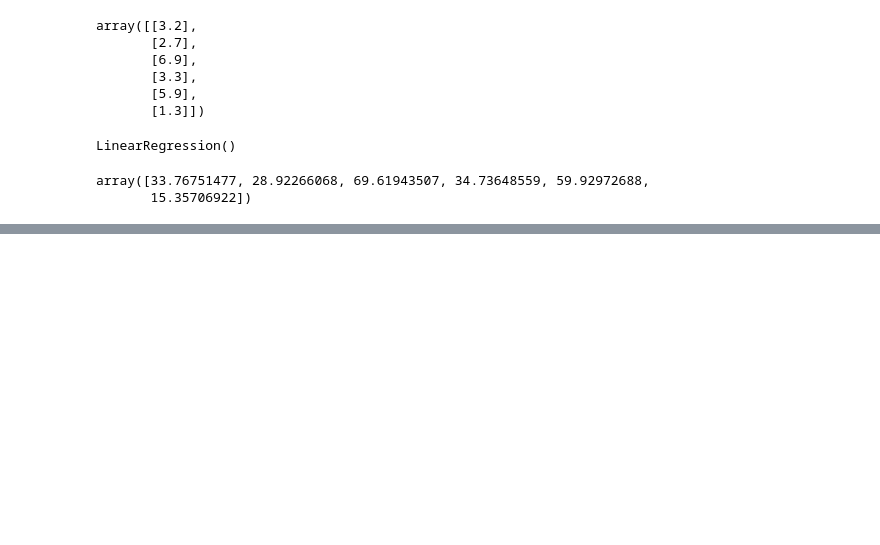
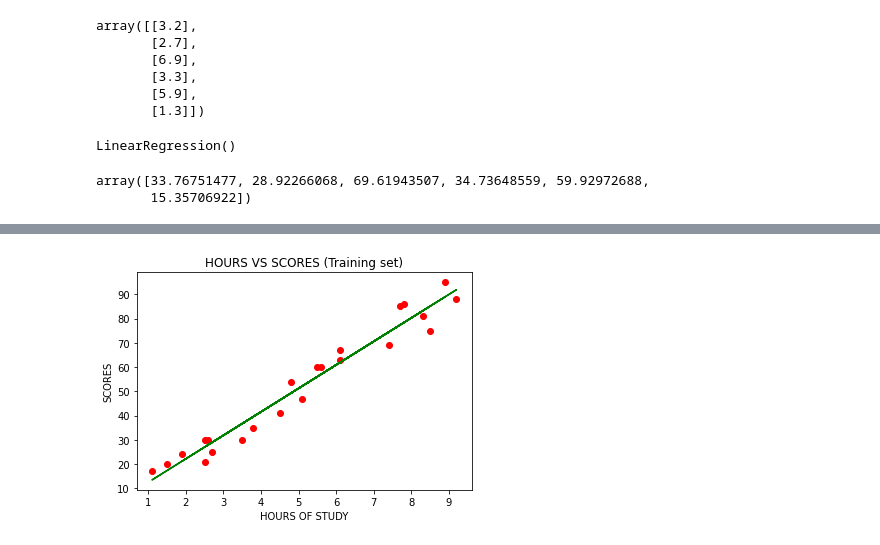
Before and after one commit to 2003A52069/2216115-AIML_BOOTCAMP-VIJAY-, a Jupyter notebook: MACHINE_LEARNING_IMPLEMENTATION_EMPLOYE_STUDY_HOURS_1.ipynb, the cells around one changed output, grey strips where cells are left out. Cells and saved outputs as stored; diff of their text form; code cells hidden in the pictures; blank space fills up the shorter version.

```diff
--- a/MACHINE_LEARNING_IMPLEMENTATION_EMPLOYE_STUDY_HOURS_1.ipynb
+++ b/MACHINE_LEARNING_IMPLEMENTATION_EMPLOYE_STUDY_HOURS_1.ipynb
@@ -249,0 +273,10 @@ array([33.76751477, 28.92266068, 69.61943507, 34.73648559, 59.92972688,
+# %%
+#trainset results
+plt.scatter(x_train,y_train,color='red')
+plt.plot(x_train,model.predict(x_train),color='green')
+plt.title('HOURS VS SCORES (Training set)')
+plt.xlabel('HOURS OF STUDY')
+plt.ylabel('SCORES')
+plt.show()
+# %% [output]
+[figure, added]
```
Also changed, not shown: parts of 4 cells of this notebook.
